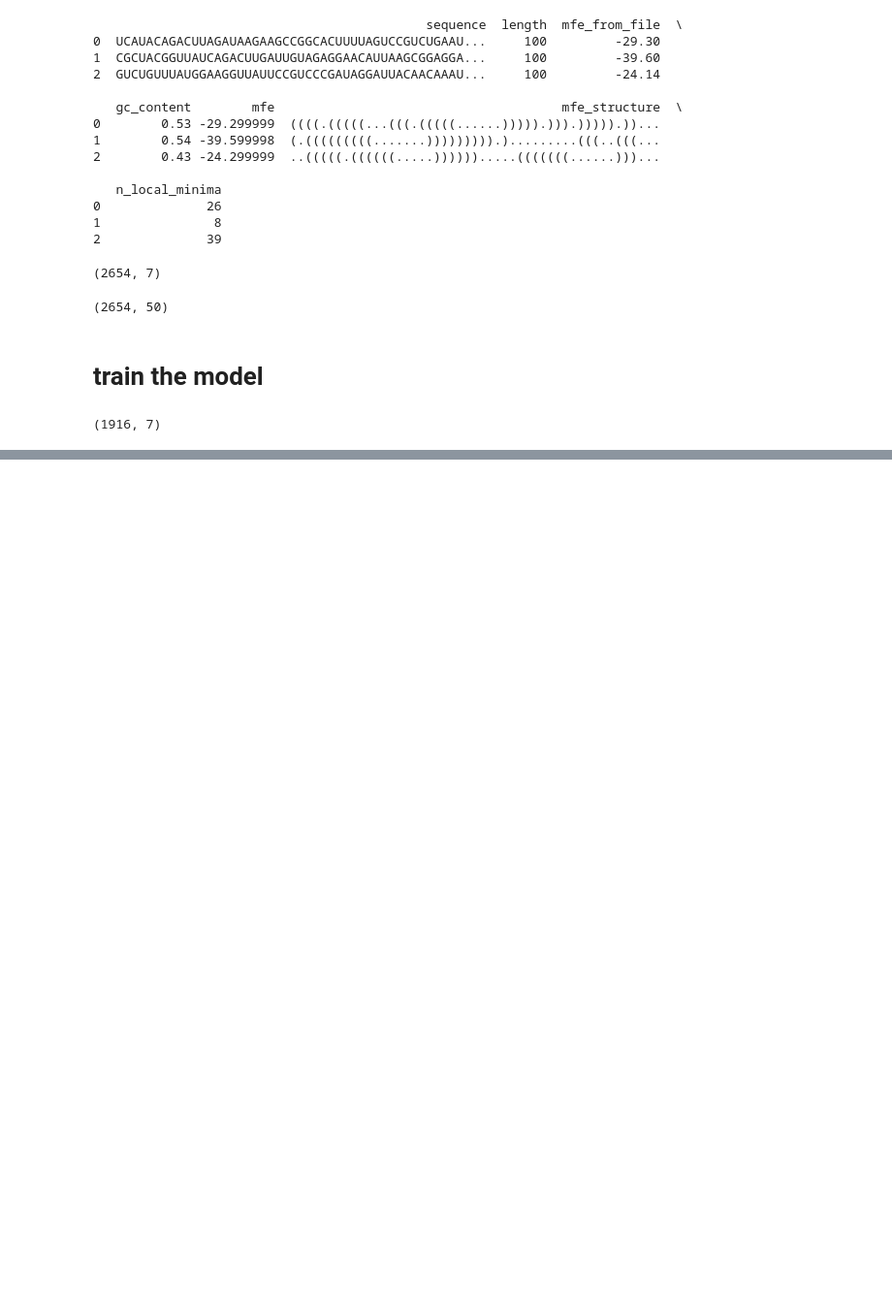
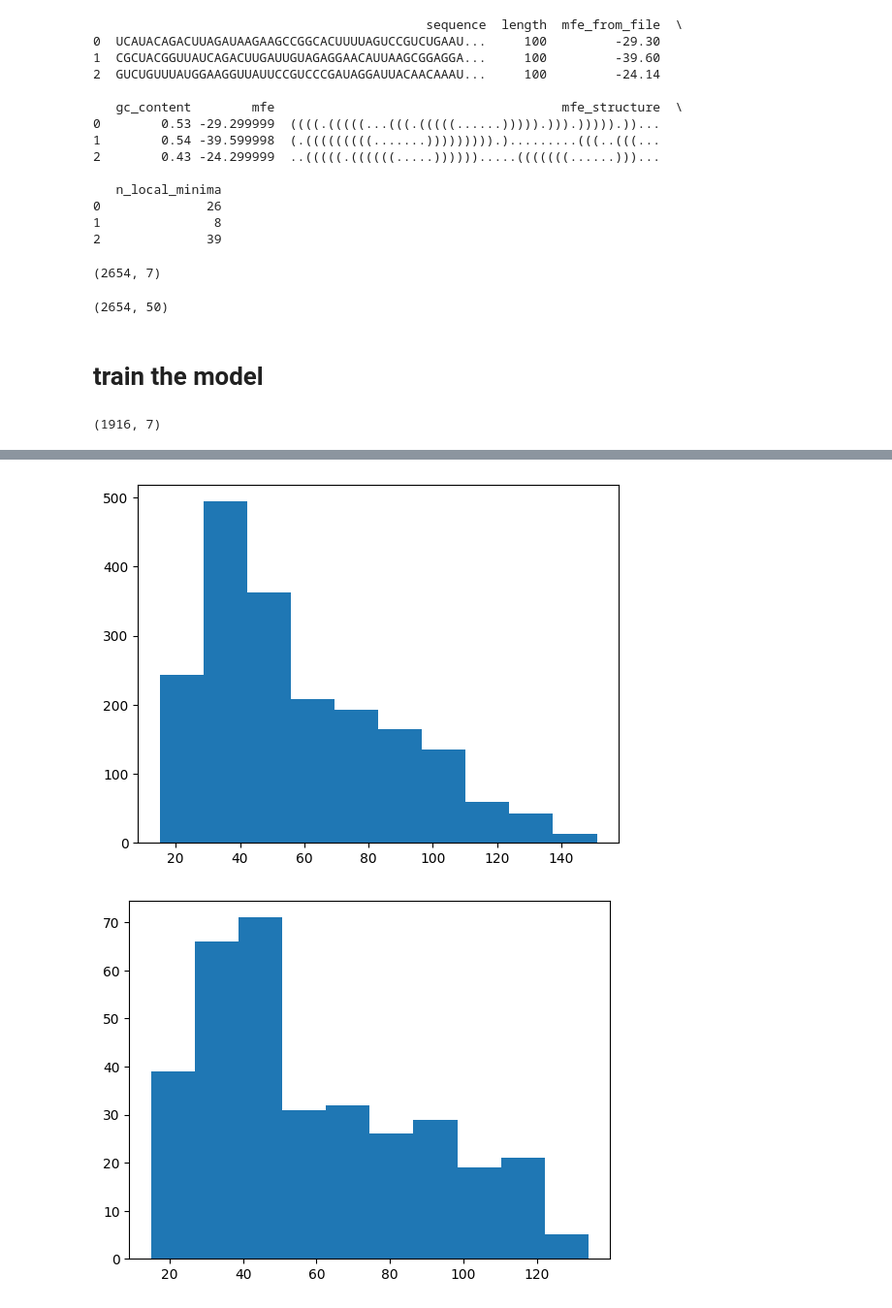
Before and after one commit to julius-2027/cs229_rna_folding, a Jupyter notebook: models/LSTM.ipynb, the cells around one changed output, grey strips where cells are left out. Shown at 97% size. Saved outputs shown, nothing was run; the diff lists cells and outputs as text; code cells hidden in the pictures; blank space fills up the shorter version.

```diff
--- a/models/LSTM.ipynb
+++ b/models/LSTM.ipynb
@@ -481,0 +483,9 @@ plt.show()
+# %%
+plt.hist(X_train['length'])
+plt.show()
+plt.figure()
+plt.hist(X_val['length'])
+plt.show()
+# %% [output]
+[figure, added]
+[figure, added]
```
Also changed, not shown: parts of 4 cells of this notebook, 3 other files.
